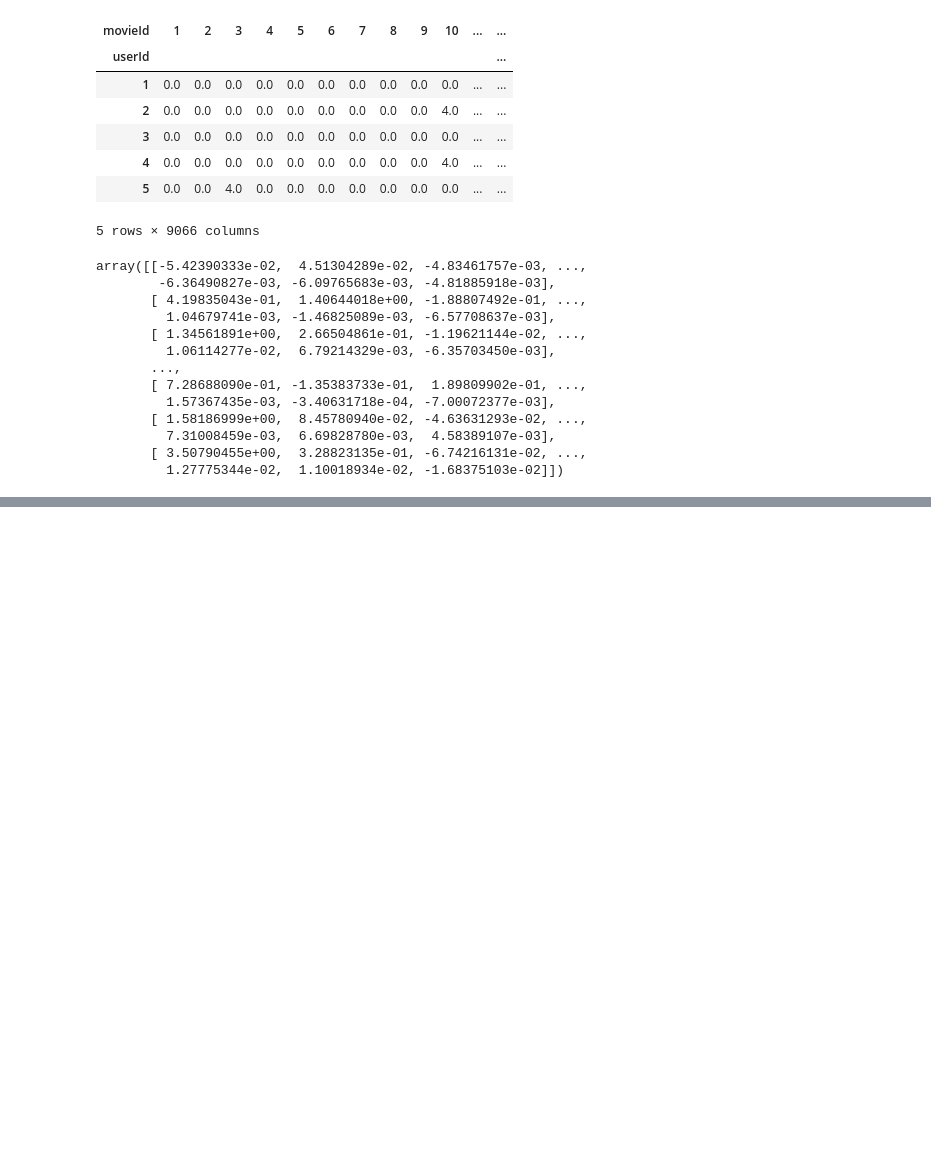
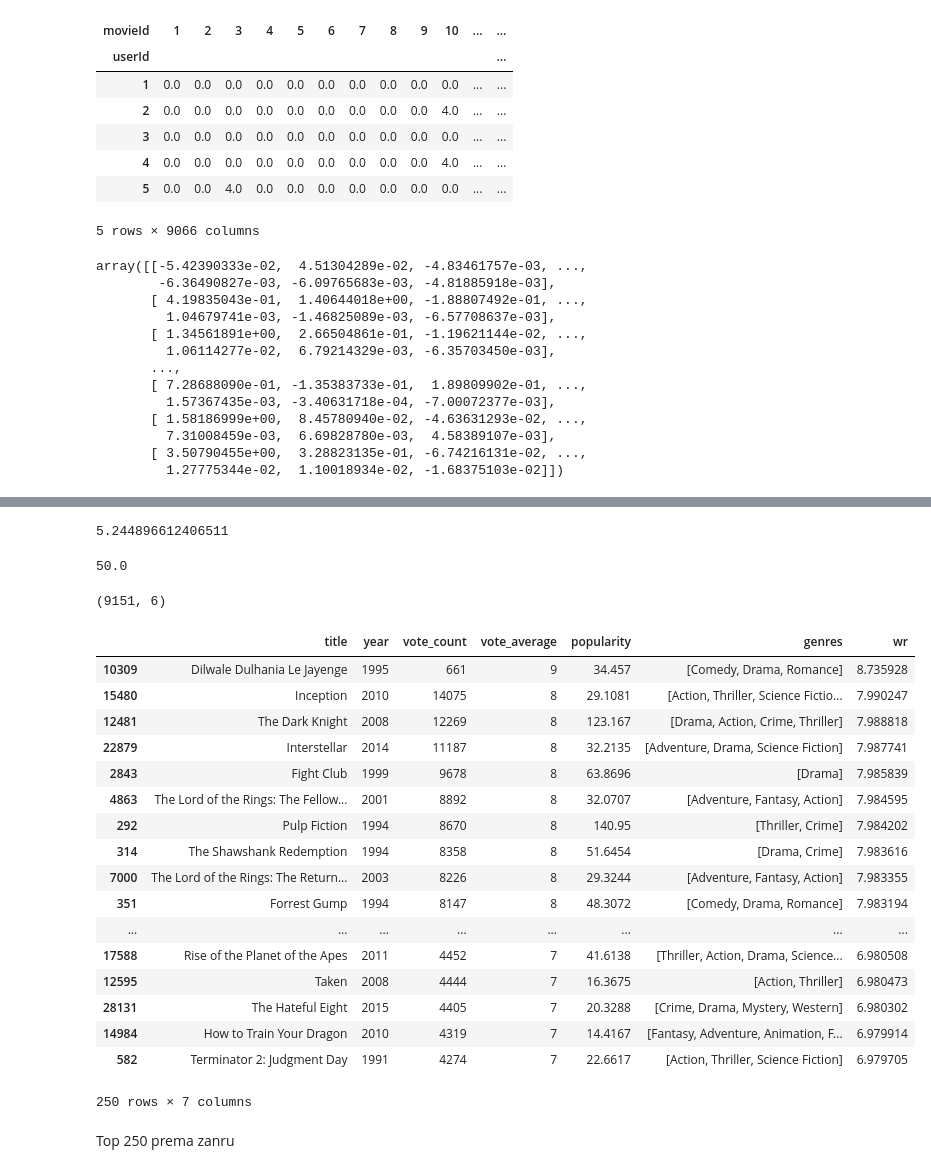
Before and after one commit to NatalijaKom/Recommender-System, a Jupyter notebook: colaborativeFiltering2.ipynb, the cells around one changed output, grey strips where cells are left out. Drawn from its saved outputs; the diff is of its cells as text; code cells hidden in the pictures; blank space fills up the shorter version.

```diff
--- a/colaborativeFiltering2.ipynb
+++ b/colaborativeFiltering2.ipynb
@@ -177,0 +175,16 @@ already_rated
+# %%
+# Hocemo top 250
+
+#racunamo prosecnu ocenu koju su filmovi dobijali
+vote_counts = movies[movies['vote_count'].notnull()]['vote_count'].astype('int')
+vote_averages = movies[movies['vote_average'].notnull()]['vote_average'].astype('int')
+C = vote_averages.mean()
+C
+# %% [output]
+5.244896612406511
+# %%
+#uzimamo samo one filmove koji imaju vise glasova od 80% filmova u listi
+m = vote_counts.quantile(0.8)
+m
+# %% [output]
+50.0
@@ -177,0 +194,41 @@ already_rated
+# %%
+#vidmo samo koji filmovi nas zanimaju i uzimamo kolone koje nam trebaju
+qualified = movies[(movies['vote_count'] >= m) & (movies['vote_count'].notnull()) & (movies['vote_average'].notnull())][['title', 'year', 'vote_count', 'vote_average', 'popularity', 'genres']]
+qualified['vote_count'] = qualified['vote_count'].astype('int')
+qualified['vote_average'] = qualified['vote_average'].astype('int')
+qualified.shape
+# %% [output]
+(9151, 6)
+# %%
+#racunamo rating prema ovoj formuli
+def weighted_rating(x, C, m):
+    v = x['vote_count']
+    R = x['vote_average']
+    return (v/(v+m) * R) + (m/(m+v) * C)
+# %%
+qualified['wr'] = weighted_rating(qualified, C, m)
+# %%
+qualified = qualified.sort_values('wr', ascending=False).head(250)
+# %%
+qualified
+# %% [output]
+|  | title | year | vote_count | vote_average | popularity | genres | wr |
+| 10309 | Dilwale Dulhania Le Jayenge | 1995 | 661 | 9 | 34.457 | [Comedy, Drama, Romance] | 8.735928 |
+| 15480 | Inception | 2010 | 14075 | 8 | 29.1081 | [Action, Thriller, Science Fictio... | 7.990247 |
+| 12481 | The Dark Knight | 2008 | 12269 | 8 | 123.167 | [Drama, Action, Crime, Thriller] | 7.988818 |
+| 22879 | Interstellar | 2014 | 11187 | 8 | 32.2135 | [Adventure, Drama, Science Fiction] | 7.987741 |
+| 2843 | Fight Club | 1999 | 9678 | 8 | 63.8696 | [Drama] | 7.985839 |
+| 4863 | The Lord of the Rings: The Fellow... | 2001 | 8892 | 8 | 32.0707 | [Adventure, Fantasy, Action] | 7.984595 |
+| 292 | Pulp Fiction | 1994 | 8670 | 8 | 140.95 | [Thriller, Crime] | 7.984202 |
+| 314 | The Shawshank Redemption | 1994 | 8358 | 8 | 51.6454 | [Drama, Crime] | 7.983616 |
+| 7000 | The Lord of the Rings: The Return... | 2003 | 8226 | 8 | 29.3244 | [Adventure, Fantasy, Action] | 7.983355 |
+| 351 | Forrest Gump | 1994 | 8147 | 8 | 48.3072 | [Comedy, Drama, Romance] | 7.983194 |
+| ... | ... | ... | ... | ... | ... | ... | ... |
+| 17588 | Rise of the Planet of the Apes | 2011 | 4452 | 7 | 41.6138 | [Thriller, Action, Drama, Science... | 6.980508 |
+| 12595 | Taken | 2008 | 4444 | 7 | 16.3675 | [Action, Thriller] | 6.980473 |
+| 28131 | The Hateful Eight | 2015 | 4405 | 7 | 20.3288 | [Crime, Drama, Mystery, Western] | 6.980302 |
+| 14984 | How to Train Your Dragon | 2010 | 4319 | 7 | 14.4167 | [Fantasy, Adventure, Animation, F... | 6.979914 |
+| 582 | Terminator 2: Judgment Day | 1991 | 4274 | 7 | 22.6617 | [Action, Thriller, Science Fiction] | 6.979705 |
+250 rows × 7 columns
+# %% [markdown]
+Top 250 prema zanru
```
Also changed, not shown: parts of 30 cells of this notebook.
